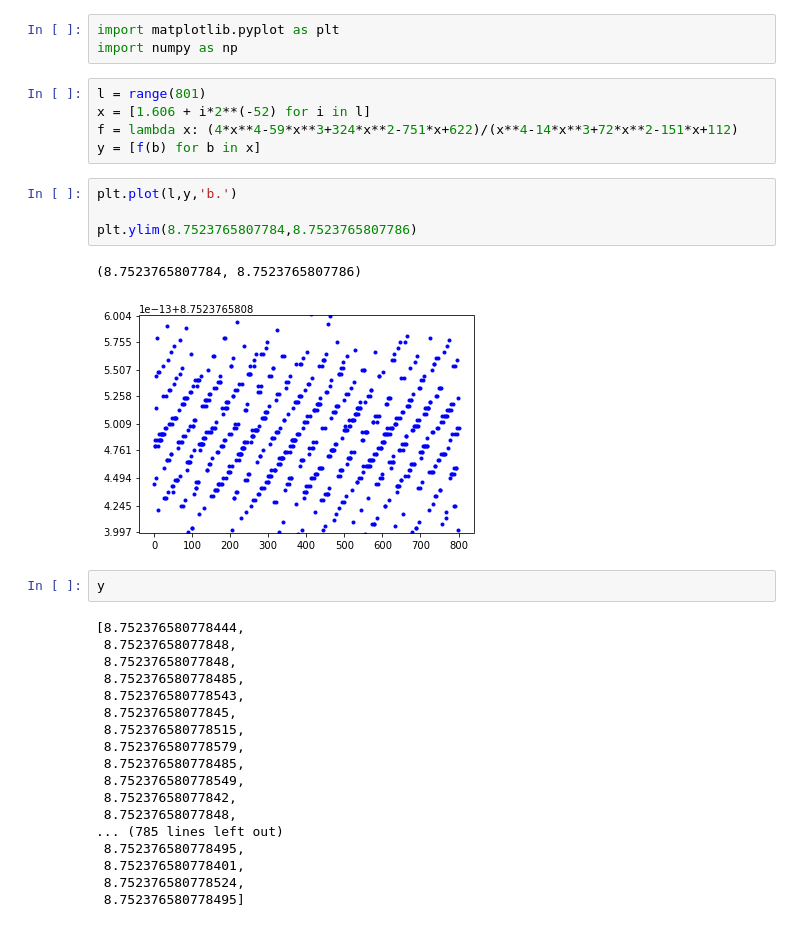
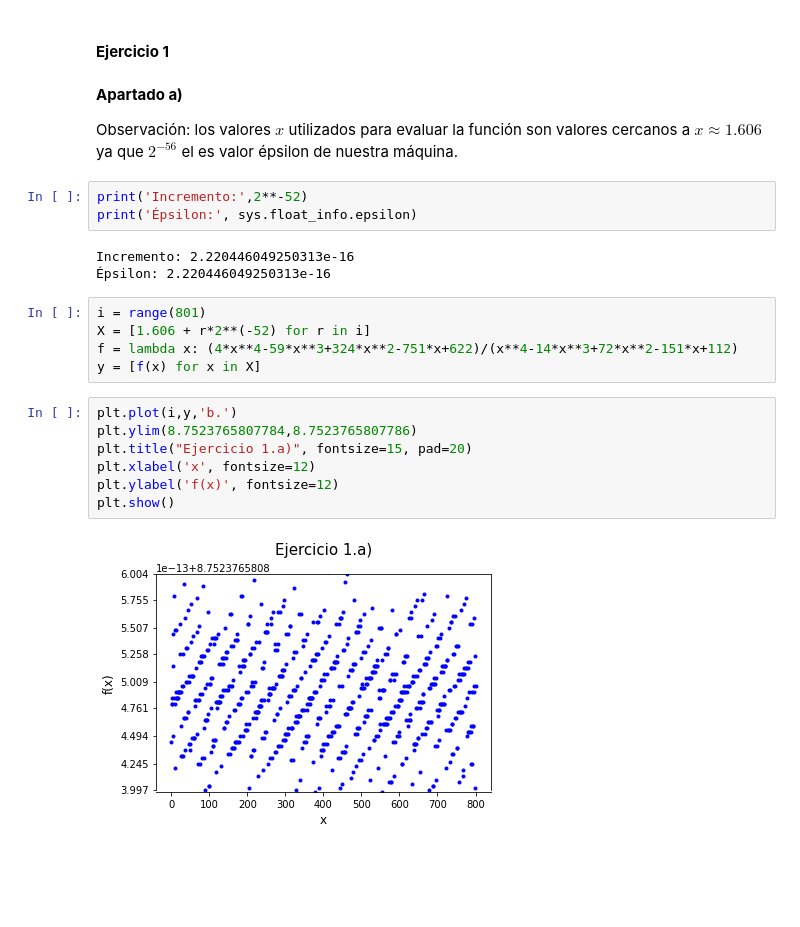
Before and after one commit to glorelvalle/mucd-mg, a Jupyter notebook: cn/p1.ipynb, the cells around one changed output. Saved outputs shown, nothing was run; the diff lists cells and outputs as text; blank space fills up the shorter version.

Commit message:
CN: Added code practica 1 ejercicio 1

```diff
--- a/cn/p1.ipynb
+++ b/cn/p1.ipynb
@@ -17,35 +23,26 @@ elevado de números en coma flotante?, da una respuesta razonada.
-# %%
-import matplotlib.pyplot as plt
-import numpy as np
+# %% [markdown]
+####  **Ejercicio 1**
+# %% [markdown]
+**Apartado a)**
+
+Observación: los valores $x$ utilizados para evaluar la función son valores cercanos a $x\approx1.606$ ya que $2^{-56}$ el es valor épsilon de nuestra máquina.
+# %%
+print('Incremento:',2**-52)
+print('Épsilon:', sys.float_info.epsilon)
+# %% [output]
+Incremento: 2.220446049250313e-16
+Épsilon: 2.220446049250313e-16
 # %%
-l = range(801)
-x = [1.606 + i*2**(-52) for i in l]
+i = range(801)
+X = [1.606 + r*2**(-52) for r in i]
 f = lambda x: (4*x**4-59*x**3+324*x**2-751*x+622)/(x**4-14*x**3+72*x**2-151*x+112)
-y = [f(b) for b in x]
+y = [f(x) for x in X]
 # %%
-plt.plot(l,y,'b.')
-
+plt.plot(i,y,'b.')
 plt.ylim(8.7523765807784,8.7523765807786)
+plt.title("Ejercicio 1.a)", fontsize=15, pad=20)
+plt.xlabel('x', fontsize=12)
+plt.ylabel('f(x)', fontsize=12)
+plt.show()
 # %% [output]
-(8.7523765807784, 8.7523765807786)
-[figure, old version]
+[figure, new version]
-# %%
-y
-# %% [output]
-[8.752376580778444,
- 8.75237658077848,
- 8.75237658077848,
- 8.752376580778485,
- 8.752376580778543,
- 8.75237658077845,
- 8.752376580778515,
- 8.752376580778579,
- 8.752376580778485,
- 8.752376580778549,
- 8.75237658077842,
- 8.75237658077848,
-... (785 lines left out)
- 8.752376580778495,
- 8.752376580778401,
- 8.752376580778524,
- 8.752376580778495]
```
Also changed, not shown: parts of 18 cells of this notebook.
